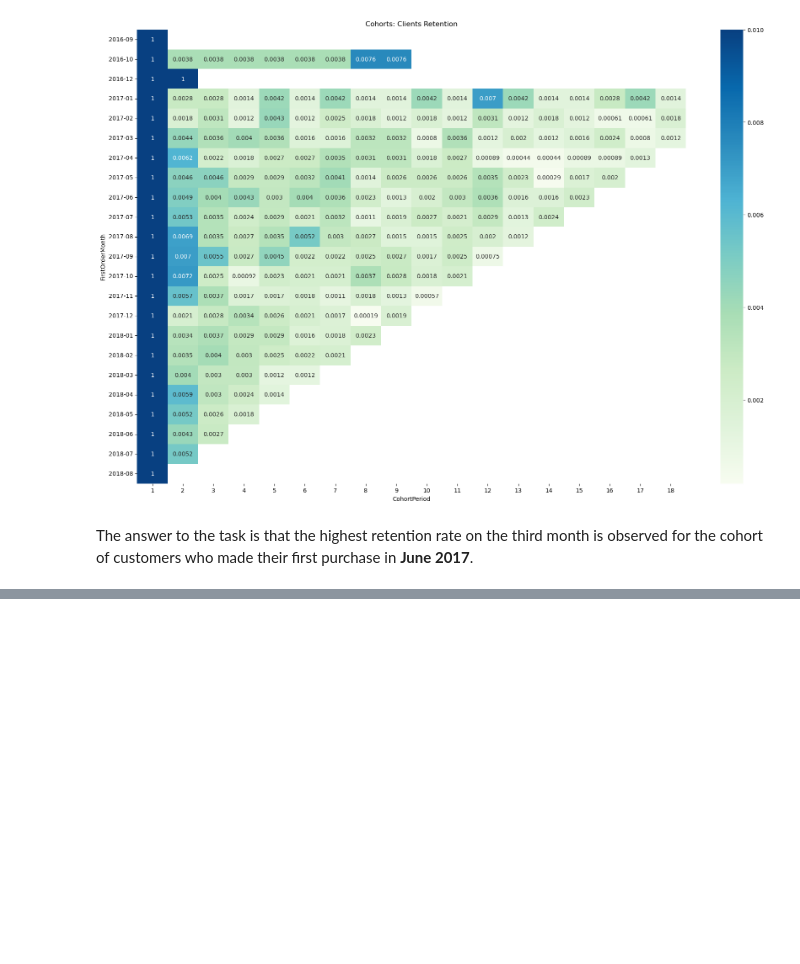
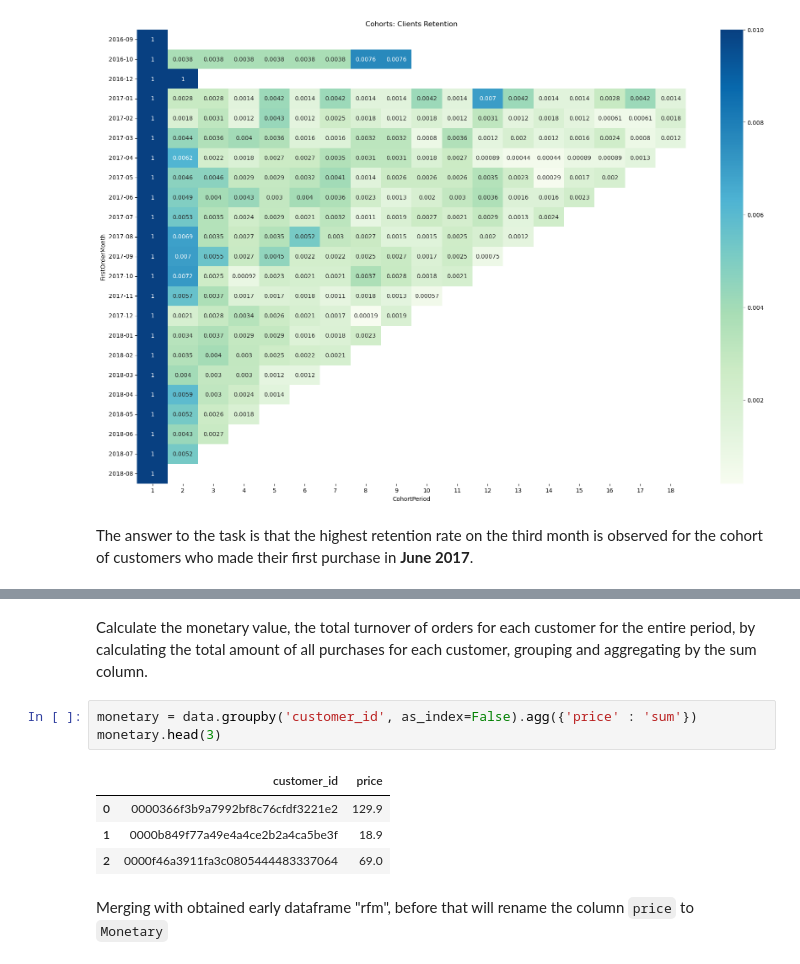
Before and after one commit to agolovini/data_analytics_kc_projects, a Jupyter notebook: _ecommerce_project_rfm_cohort/project_ecommerce_rfm_cohort.ipynb, the cells around one changed output, grey strips where cells are left out. Drawn from its saved outputs; the diff is of its cells as text; blank space fills up the shorter version.

```diff
--- a/_ecommerce_project_rfm_cohort/project_ecommerce_rfm_cohort.ipynb
+++ b/_ecommerce_project_rfm_cohort/project_ecommerce_rfm_cohort.ipynb
@@ -720,0 +756,12 @@ Let's model the situation as if we were segmenting users at the current moment.
+# %% [markdown]
+Calculate the monetary value, the total turnover of orders for each customer for the entire period, by calculating the total amount of all purchases for each customer, grouping and aggregating by the sum column.
+# %%
+monetary = data.groupby('customer_id', as_index=False).agg({'price' : 'sum'})
+monetary.head(3)
+# %% [output]
+|  | customer_id | price |
+| 0 | 0000366f3b9a7992bf8c76cfdf3221e2 | 129.9 |
+| 1 | 0000b849f77a49e4a4ce2b2a4ca5be3f | 18.9 |
+| 2 | 0000f46a3911fa3c0805444483337064 | 69.0 |
+# %% [markdown]
+Merging with obtained early dataframe "rfm", before that will rename the column `price` to `Monetary`
```
Also changed, not shown: parts of 44 cells of this notebook.
